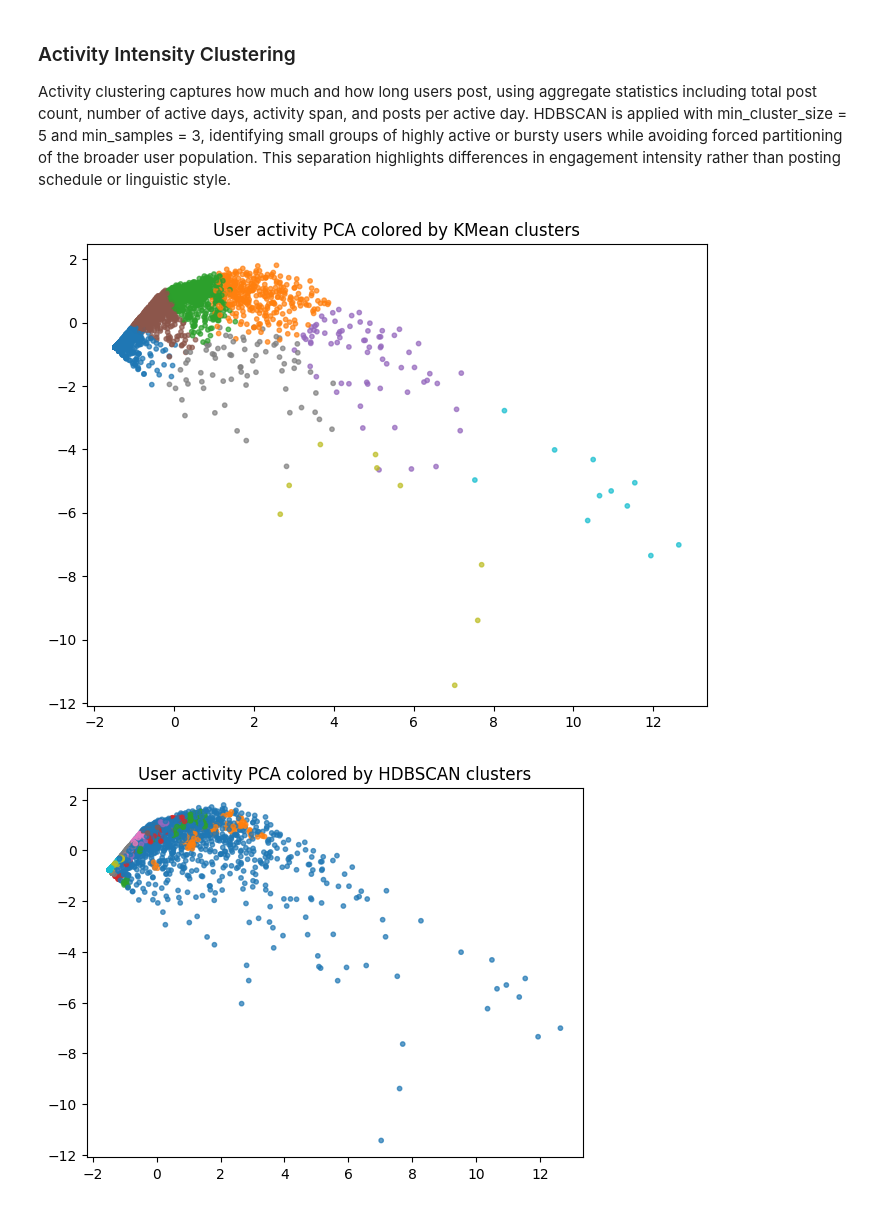
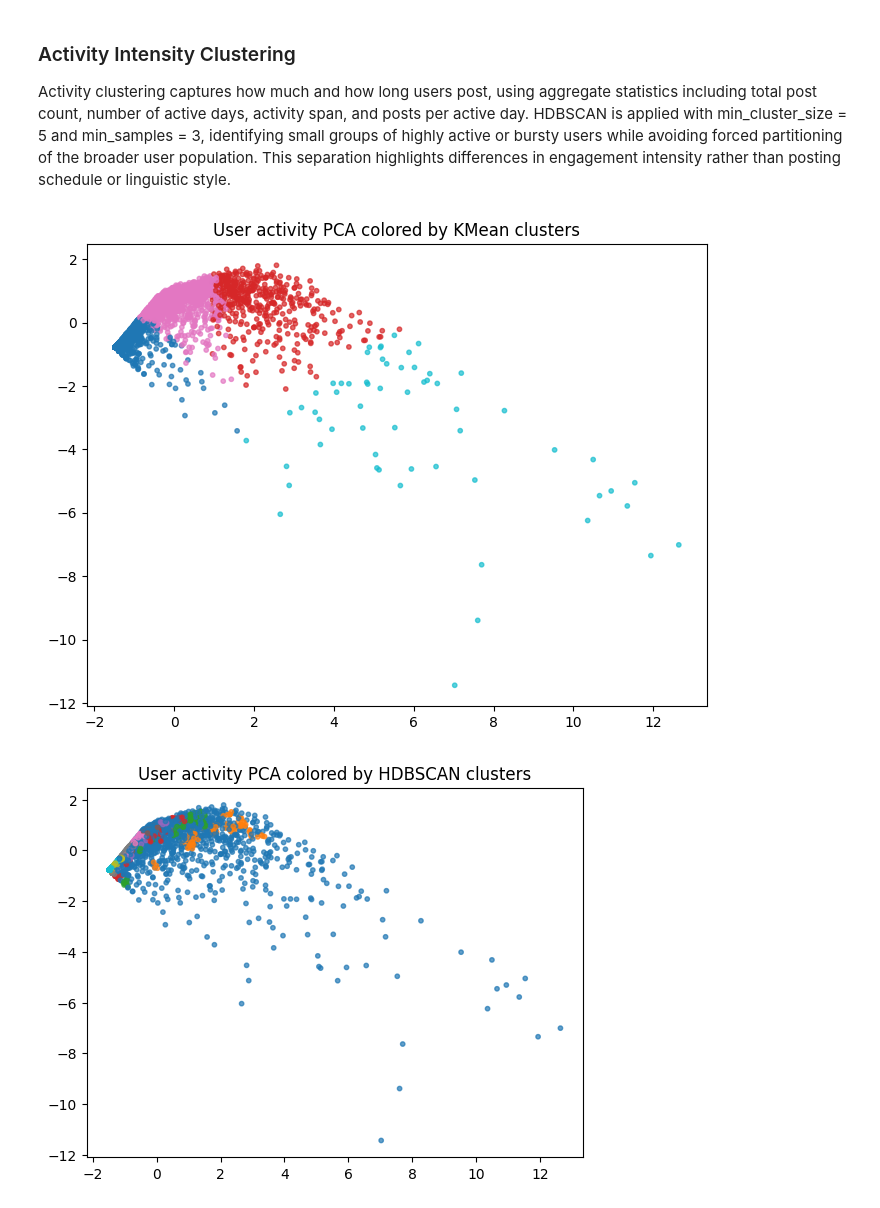
Before and after one commit to VR-Schipkowski/TrueGraphDynamics, a Jupyter notebook: Preperation/Enrichment/stylometryClassifier/truthsocial_stylometry_and_temporal_features.ipynb, the cells around one changed output. Drawn from its saved outputs; the diff is of its cells as text; code cells hidden in the pictures.

```diff
--- a/Preperation/Enrichment/stylometryClassifier/truthsocial_stylometry_and_temporal_features.ipynb
+++ b/Preperation/Enrichment/stylometryClassifier/truthsocial_stylometry_and_temporal_features.ipynb
@@ -215,8 +295,10 @@ temp_df.head()
 # %%
+# Temporal clustering
+from sklearn.preprocessing import StandardScaler
 temp_cols = [c for c in temp_df.columns if c.startswith("temp_")]
 X_temp = StandardScaler().fit_transform(temp_df[temp_cols].to_numpy(dtype=np.float32))
 
-k = 8
+k = 2
 km_t = KMeans(n_clusters=k, random_state=42, n_init="auto")
 temp_df["kmeans_temp"] = km_t.fit_predict(X_temp)
 # %%
@@ -258,9 +341,13 @@ np.unique(temp_df["hdb_temp"], return_counts=True)
  array([ 893,   13,   10,   10,   12,   10,   10,   21,   13,   23,   19,
           14,   16,   12,   11,   18,   16,   25,   17, 1601]))
 # %%
+# Activity-only clustering
 activity_cols = ["n_posts","active_days","span_days","posts_per_active_day"]
-X_activity = StandardScaler().fit_transform(temp_df[temp_activity_cols].to_numpy(dtype=np.float32))
+X_activity = StandardScaler().fit_transform(temp_df[activity_cols].to_numpy(dtype=np.float32))
 
-k = 8
-km_t = KMeans(n_clusters=k, random_state=42, n_init="auto")
-temp_df["kmeans_activity"] = km_t.fit_predict(X_activity)
+# Silhouette evaluation
+for k in range(2, 9):
+    km = KMeans(n_clusters=k, random_state=42, n_init="auto")
+    labels = km.fit_predict(X_activity)
+    score = silhouette_score(X_activity, labels)
+    print(f"k={k}, silhouette={score:.4f}")
@@ -267,16 +362,21 @@ temp_df["kmeans_activity"] = km_t.fit_predict(X_activity)
+# %%
+k = 4
+km_t = KMeans(n_clusters=k, random_state=42, n_init="auto")
+temp_df["kmeans_activity"] = km_t.fit_predict(X_activity)
 # %%
 temp_df["hdb_activity"] = hdbscan.HDBSCAN(min_cluster_size=5, min_samples=3).fit_predict(X_activity)
 # %% [markdown]
 ### Activity Intensity Clustering
 Activity clustering captures how much and how long users post, using aggregate statistics including total post count, number of active days, activity span, and posts per active day. HDBSCAN is applied with min_cluster_size = 5 and min_samples = 3, identifying small groups of highly active or bursty users while avoiding forced partitioning of the broader user population. This separation highlights differences in engagement intensity rather than posting schedule or linguistic style.
 # %%
-Z_a = PCA(n_components=2, random_state=42).fit_transform(X_temp_activity)
+
+Z_a = PCA(n_components=2, random_state=42).fit_transform(X_activity)
 plt.figure(figsize=(8,6))
 plt.scatter(Z_a[:,0], Z_a[:,1], c=temp_df["kmeans_activity"], s=10, cmap="tab10", alpha=0.7)
 plt.title("User activity PCA colored by KMean clusters")
 plt.show()
 # %% [output]
-[figure, old version]
+[figure, new version]
 # %%
 labels = temp_df["hdb_activity"]
 colors = np.where(labels == -1, -1, labels)
```
Also changed, not shown: parts of 36 cells of this notebook, 1 other file.
